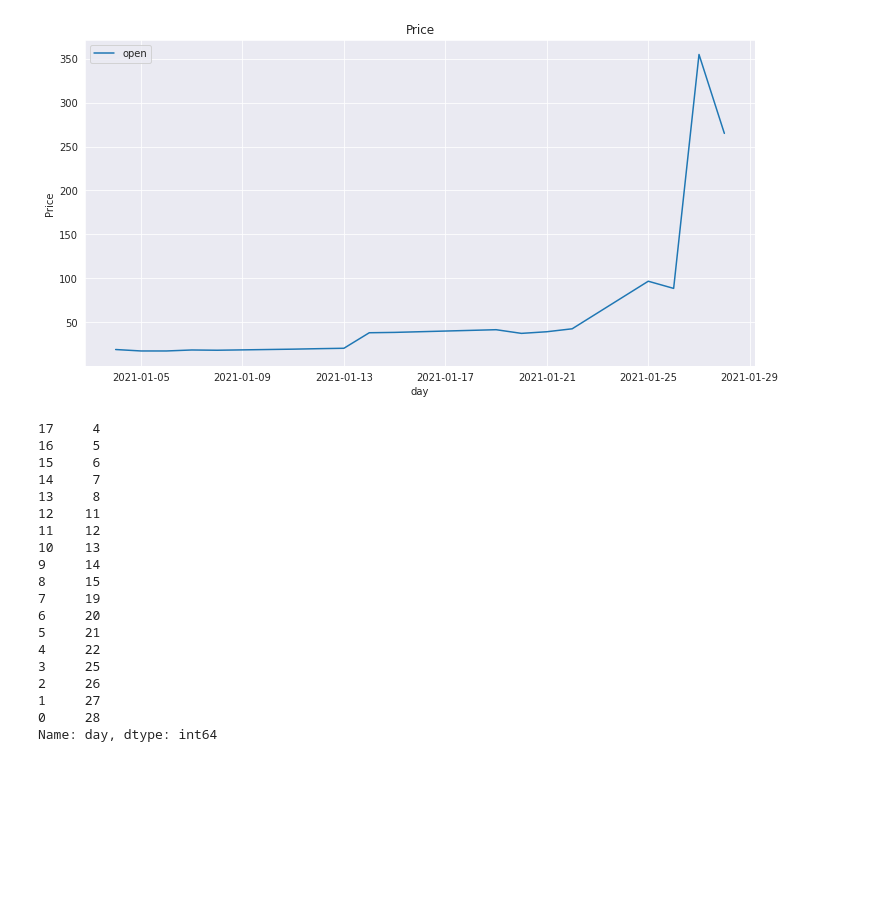
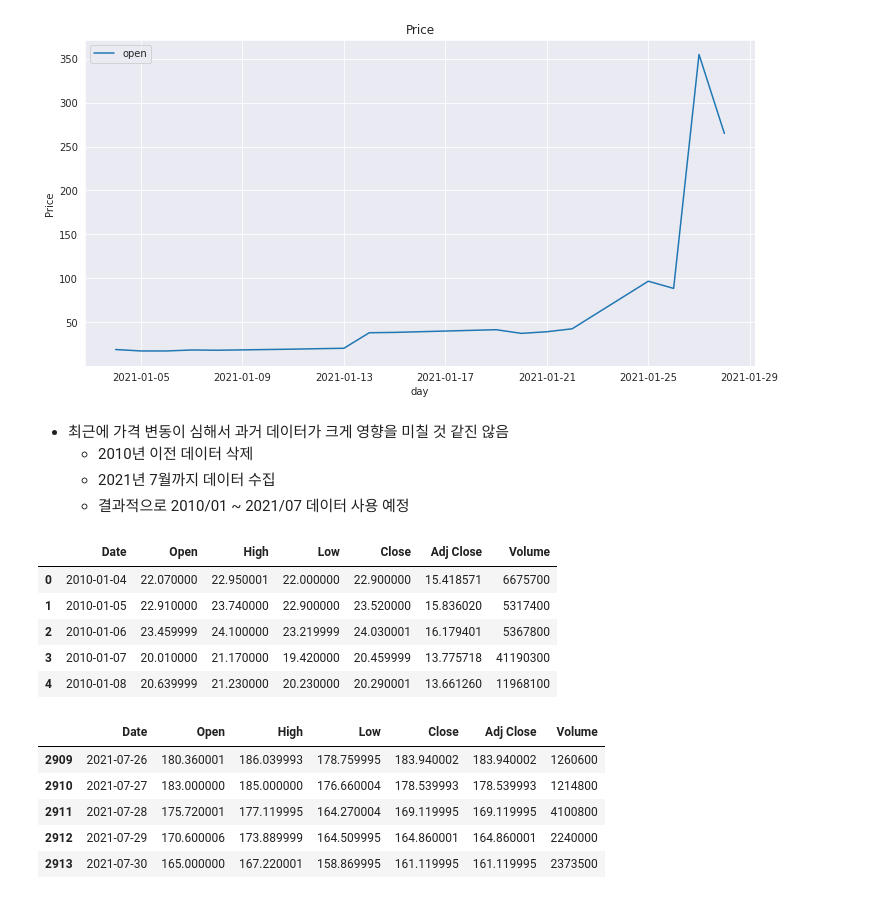
Before and after one commit to Haebuk/kuggle, a Jupyter notebook: gamestop.ipynb, the cells around one changed output. Drawn from its saved outputs; the diff is of its cells as text; code cells hidden in the pictures; blank space fills up the shorter version.

```diff
--- a/gamestop.ipynb
+++ b/gamestop.ipynb
@@ -130,25 +150,27 @@ plt.legend()
 plt.show()
 # %% [output]
 [figure]
-# %%
-df['day'][:18][::-1]
-# %% [output]
-17     4
-16     5
-15     6
-14     7
-13     8
-12    11
-11    12
-10    13
-9     14
-8     15
-7     19
-6     20
-5     21
-4     22
-3     25
-2     26
-1     27
-0     28
-Name: day, dtype: int64
+# %% [markdown]
+- 최근에 가격 변동이 심해서 과거 데이터가 크게 영향을 미칠 것 같진 않음
+    - 2010년 이전 데이터 삭제
+    - 2021년 7월까지 데이터 수집
+    - 결과적으로 2010/01 ~ 2021/07 데이터 사용 예정
+# %%
+df = pd.read_csv(PATH + 'GME_to_July.csv')
+df.head()
+# %% [output]
+|  | Date | Open | High | Low | Close | Adj Close | Volume |
+| 0 | 2010-01-04 | 22.070000 | 22.950001 | 22.000000 | 22.900000 | 15.418571 | 6675700 |
+| 1 | 2010-01-05 | 22.910000 | 23.740000 | 22.900000 | 23.520000 | 15.836020 | 5317400 |
+| 2 | 2010-01-06 | 23.459999 | 24.100000 | 23.219999 | 24.030001 | 16.179401 | 5367800 |
+| 3 | 2010-01-07 | 20.010000 | 21.170000 | 19.420000 | 20.459999 | 13.775718 | 41190300 |
+| 4 | 2010-01-08 | 20.639999 | 21.230000 | 20.230000 | 20.290001 | 13.661260 | 11968100 |
+# %%
+df.tail()
+# %% [output]
+|  | Date | Open | High | Low | Close | Adj Close | Volume |
+| 2909 | 2021-07-26 | 180.360001 | 186.039993 | 178.759995 | 183.940002 | 183.940002 | 1260600 |
+| 2910 | 2021-07-27 | 183.000000 | 185.000000 | 176.660004 | 178.539993 | 178.539993 | 1214800 |
+| 2911 | 2021-07-28 | 175.720001 | 177.119995 | 164.270004 | 169.119995 | 169.119995 | 4100800 |
+| 2912 | 2021-07-29 | 170.600006 | 173.889999 | 164.509995 | 164.860001 | 164.860001 | 2240000 |
+| 2913 | 2021-07-30 | 165.000000 | 167.220001 | 158.869995 | 161.119995 | 161.119995 | 2373500 |
```
Also changed, not shown: parts of 17 cells of this notebook.
